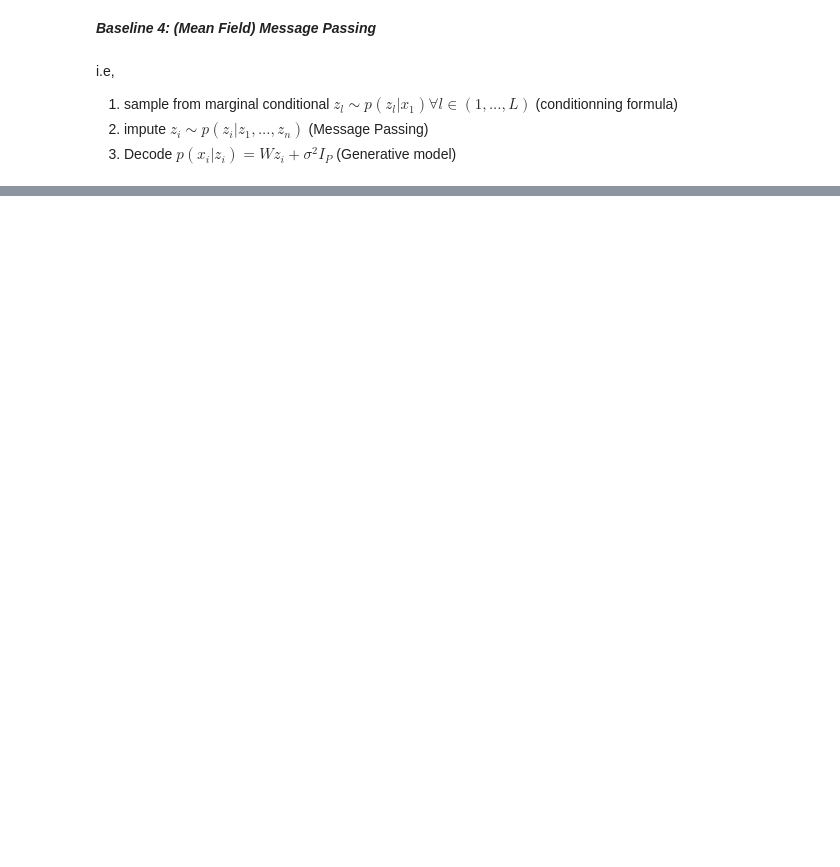
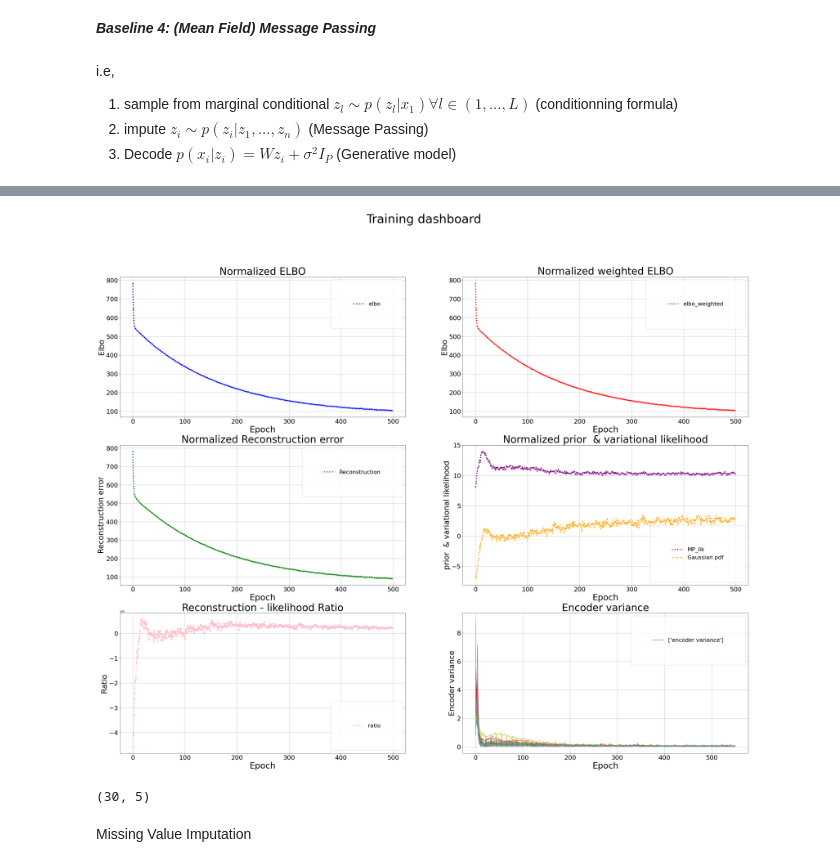
Before and after one commit to khalilouardini/treeVAE-reproducibility, a Jupyter notebook: scvi/external/notebooks/PPCA.ipynb, the cells around one changed output, grey strips where cells are left out. Drawn from its saved outputs; the diff is of its cells as text; code cells hidden in the pictures; blank space fills up the shorter version.

```diff
--- a/scvi/external/notebooks/PPCA.ipynb
+++ b/scvi/external/notebooks/PPCA.ipynb
@@ -1071,0 +443,11 @@ plt.show()
+# %%
+import scanpy as sc
+
+adata = AnnData(leaves_X)
+adata.obs_names = [n.name for n in list(tree.get_leaves())]
+scvi_dataset = AnnDatasetFromAnnData(adata, filtering=False)
+scvi_dataset.initialize_cell_attribute('barcodes', adata.obs_names)
+
+#TreeDataset
+cas_dataset = TreeDataset(scvi_dataset, tree=tree, filtering=False)
+cas_dataset
@@ -1071,0 +510,10 @@ plt.show()
+# %%
+new_weight = torch.from_numpy(ppca.W).float()
+
+with torch.no_grad():
+    treevae.decoder.factor_regressor.fc_layers[0][0].weight = torch.nn.Parameter(new_weight)
+
+for param in treevae.decoder.factor_regressor.fc_layers[0][0].parameters():
+    param.requires_grad = False
+
+treevae.decoder
@@ -1071,0 +537,16 @@ plt.show()
+# %%
+n_epochs = 500
+lr = 1e-2
+lambda_ = 1.0
+freq = 10
+
+tree_trainer = GaussianTreeTrainer(
+        model = treevae,
+        gene_dataset = cas_dataset,
+        lambda_ = lambda_,
+        train_size=1.0,
+        test_size=0,
+        use_cuda=use_cuda,
+        frequency=freq,
+        n_epochs_kl_warmup=None
+    )
@@ -1071,0 +557,3 @@ plt.show()
+# %%
+tree_trainer.train(n_epochs=n_epochs,
+              lr=lr)
@@ -1071,0 +578,16 @@ plt.show()
+# %%
+training_dashboard(tree_trainer, treevae.encoder_variance)
+# %% [output]
+[figure, added]
+# %%
+tree_posterior = tree_trainer.create_posterior(model=treevae,
+                                              gene_dataset=cas_dataset,
+                                               clades=tree_trainer.clades,
+                                               indices=np.arange(len(cas_dataset))
+                                              )
+tree_latent = tree_posterior.get_latent()
+tree_latent.shape
+# %% [output]
+(30, 5)
+# %% [markdown]
+Missing Value Imputation
```
Also changed, not shown: parts of 149 cells of this notebook, 8 other files.
